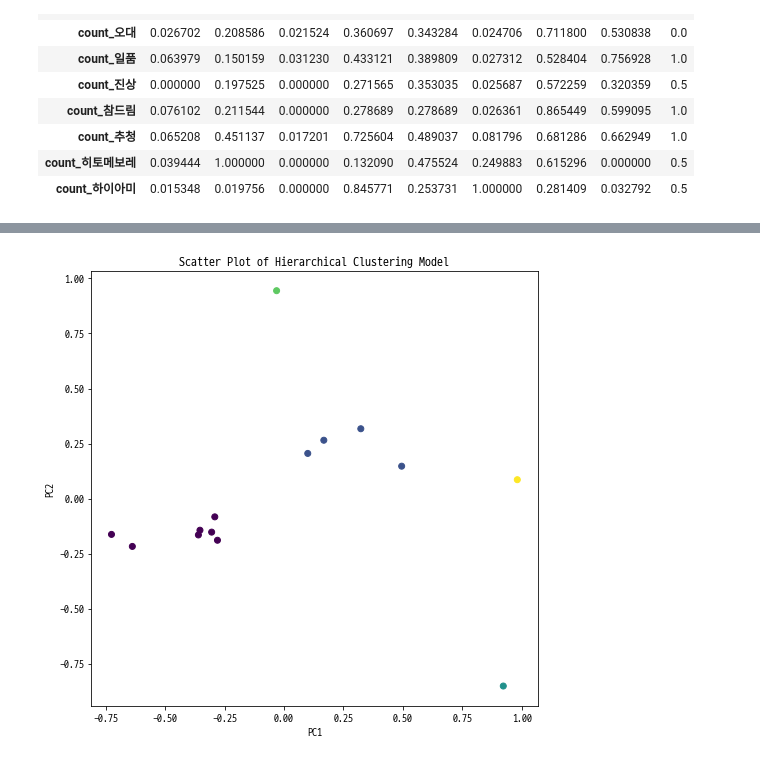
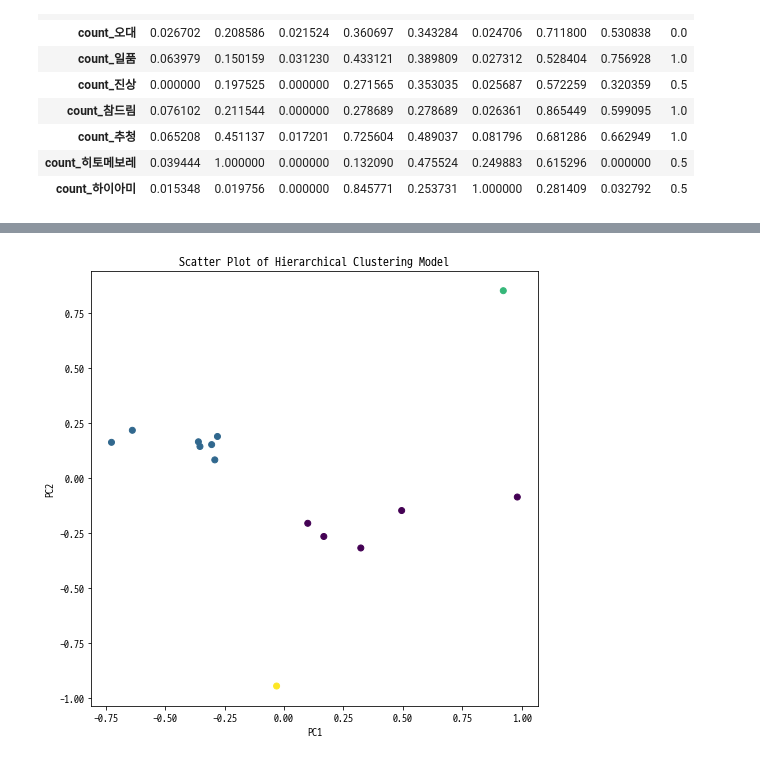
Before and after one commit to csh01470/TIL_Python, a Jupyter notebook: Script/20210825_02.ipynb, the cells around one changed output, grey strips where cells are left out. Drawn from its saved outputs; the diff is of its cells as text; code cells hidden in the pictures.

```diff
--- a/Script/20210825_02.ipynb
+++ b/Script/20210825_02.ipynb
@@ -62,6 +63,7 @@ cultivar_dataset
 pca = PCA(n_components=2, random_state=2021)
 cultivar_dataset_pca = pca.fit_transform(cultivar_dataset)
 cultivar_dataset_pca = pd.DataFrame(cultivar_dataset_pca, columns=['PC1','PC2'], index=cultivar_dataset.index)
+cultivar_dataset_pca['PC2'] = cultivar_dataset_pca['PC2']*-1
 cultivar_dataset_pca
 # %% [output]
 |  | PC1 | PC2 |
@@ -140,22 +147,22 @@ plt.show()
 # %%
 #05. Cluster Number 지정하여 시각화하기.
 #(1) 객체 지정하기.
-cluster = AgglomerativeClustering(n_clusters=5, affinity='euclidean', linkage='ward')
+cluster = AgglomerativeClustering(n_clusters=4, affinity='euclidean', linkage='ward')
 
 #(2) 군집 번호 지정하기.
 cultivar_dataset_pca['cluster_num'] = cluster.fit_predict(cultivar_dataset_pca)
 
 #(3) 군집화 결과 시각화하기.
 plt.figure(figsize=(8,8))
 plt.title('Scatter Plot of Hierarchical Clustering Model')
 plt.xlabel('PC1')
 plt.ylabel('PC2')
 
 plt.scatter(
     x=cultivar_dataset_pca['PC1'],
     y=cultivar_dataset_pca['PC2'],
     c=cultivar_dataset_pca['cluster_num'],
 )
 plt.show()
 # %% [output]
-[figure, old version]
+[figure, new version]
```
Also changed, not shown: parts of 6 cells of this notebook, 7 other files.
